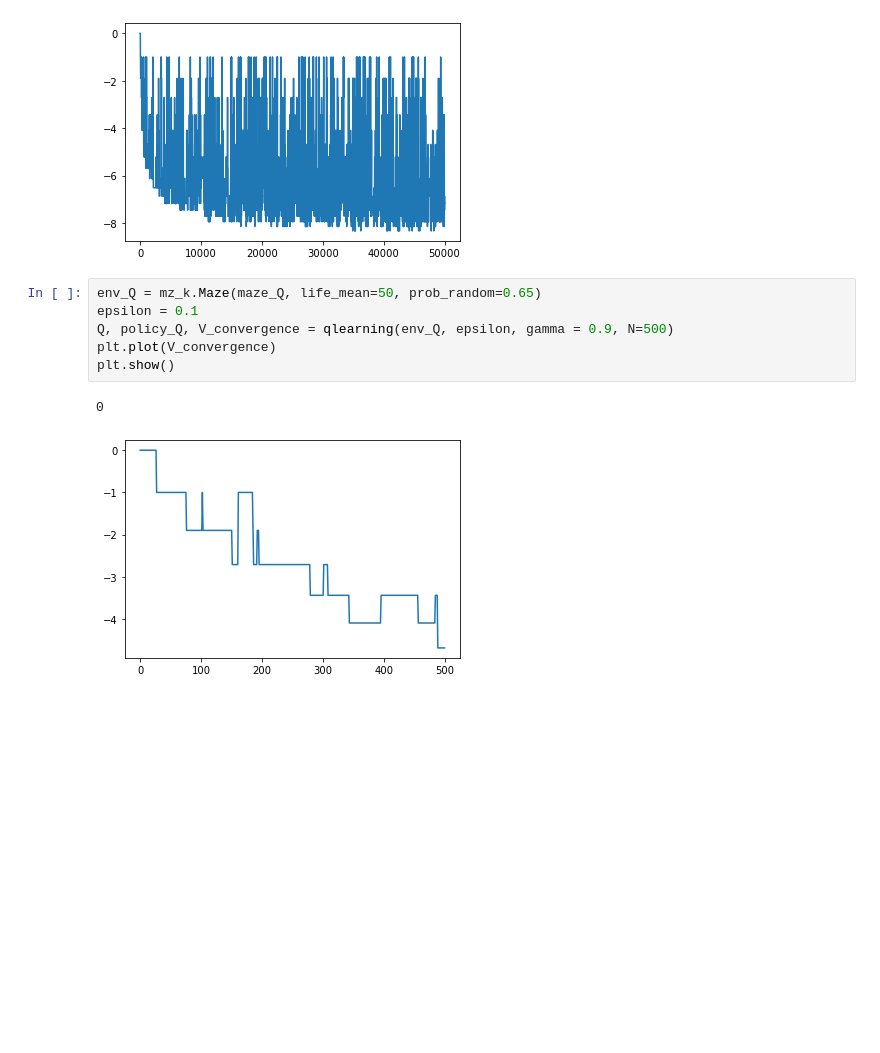
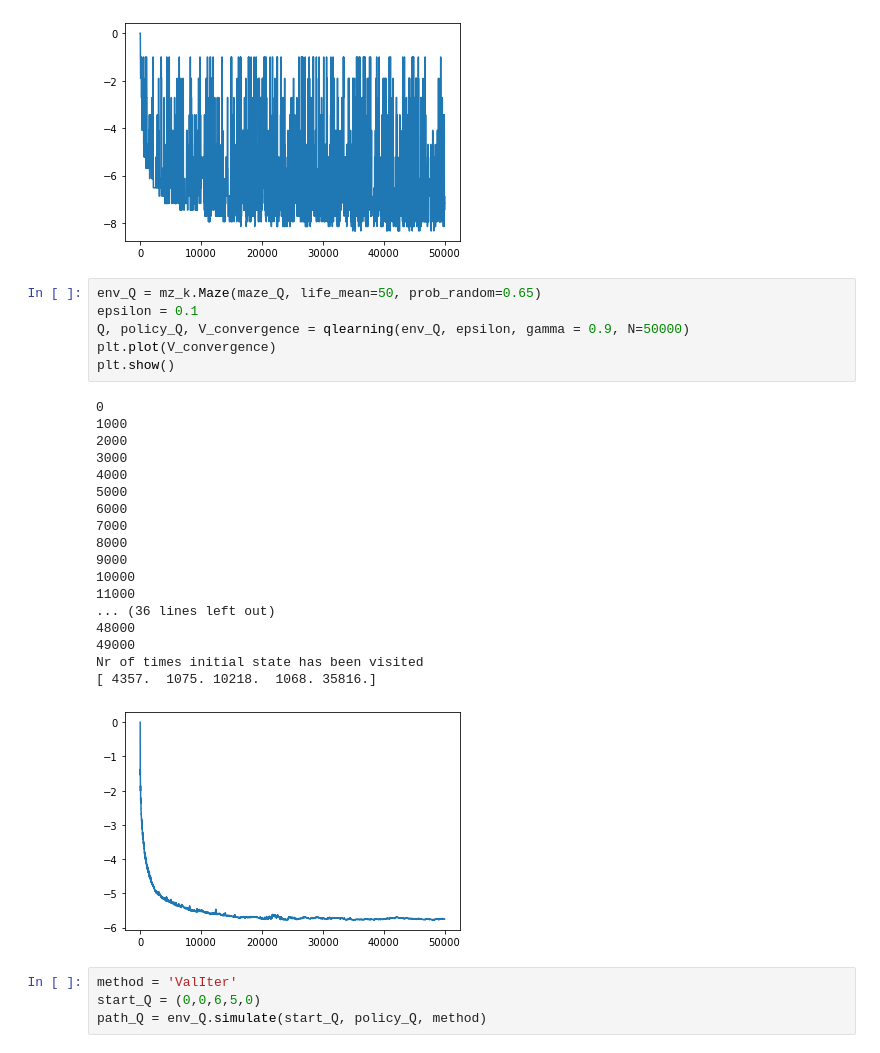
Before and after one commit to lxpr/EL2805-Reinforcement-Learning-Labs, a Jupyter notebook: lab1/Lab_1.ipynb, the cells around one changed output. Saved outputs shown, nothing was run; the diff lists cells and outputs as text; blank space fills up the shorter version.

Commit message:
Seems to converge now

```diff
--- a/lab1/Lab_1.ipynb
+++ b/lab1/Lab_1.ipynb
@@ -415,9 +415,29 @@ plt.show()
 # %%
 env_Q = mz_k.Maze(maze_Q, life_mean=50, prob_random=0.65)
 epsilon = 0.1
-Q, policy_Q, V_convergence = qlearning(env_Q, epsilon, gamma = 0.9, N=500)
+Q, policy_Q, V_convergence = qlearning(env_Q, epsilon, gamma = 0.9, N=50000)
 plt.plot(V_convergence)
 plt.show()
 # %% [output]
 0
+1000
+2000
+3000
+4000
+5000
+6000
+7000
+8000
+9000
+10000
+11000
+... (36 lines left out)
+48000
+49000
+Nr of times initial state has been visited
+[ 4357.  1075. 10218.  1068. 35816.]
-[figure, old version]
+[figure, new version]
+# %%
+method = 'ValIter'
+start_Q = (0,0,6,5,0)
+path_Q = env_Q.simulate(start_Q, policy_Q, method)
```
Also changed, not shown: parts of 1 cell of this notebook, 1 other file.
